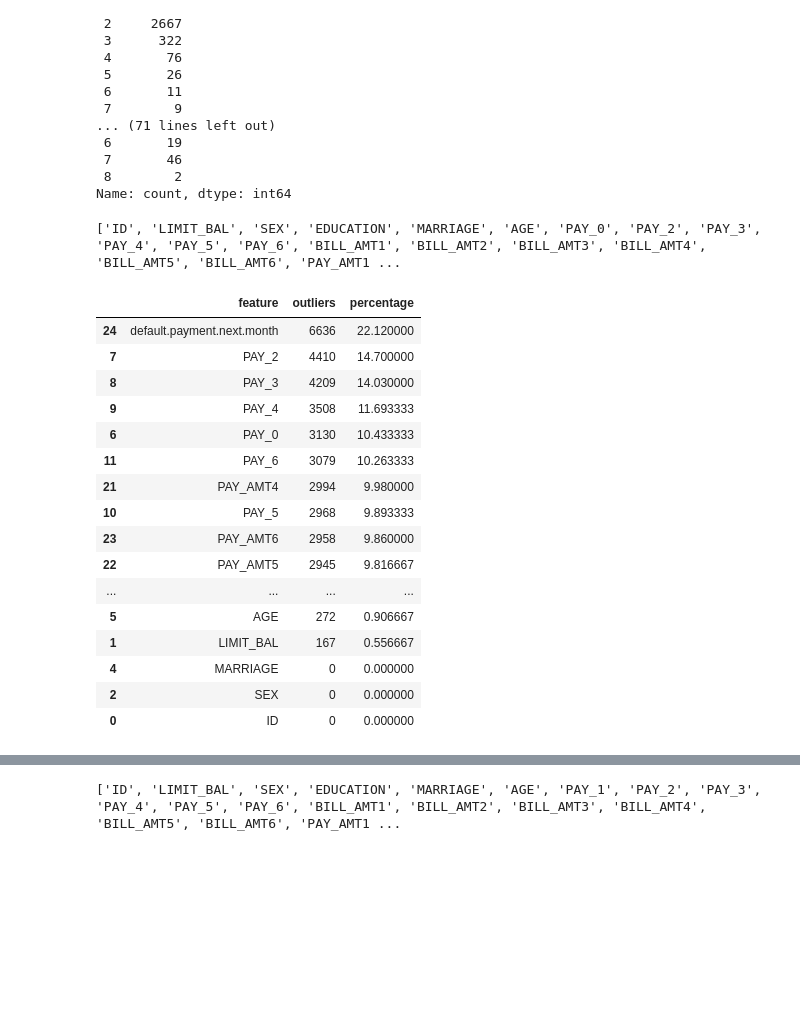
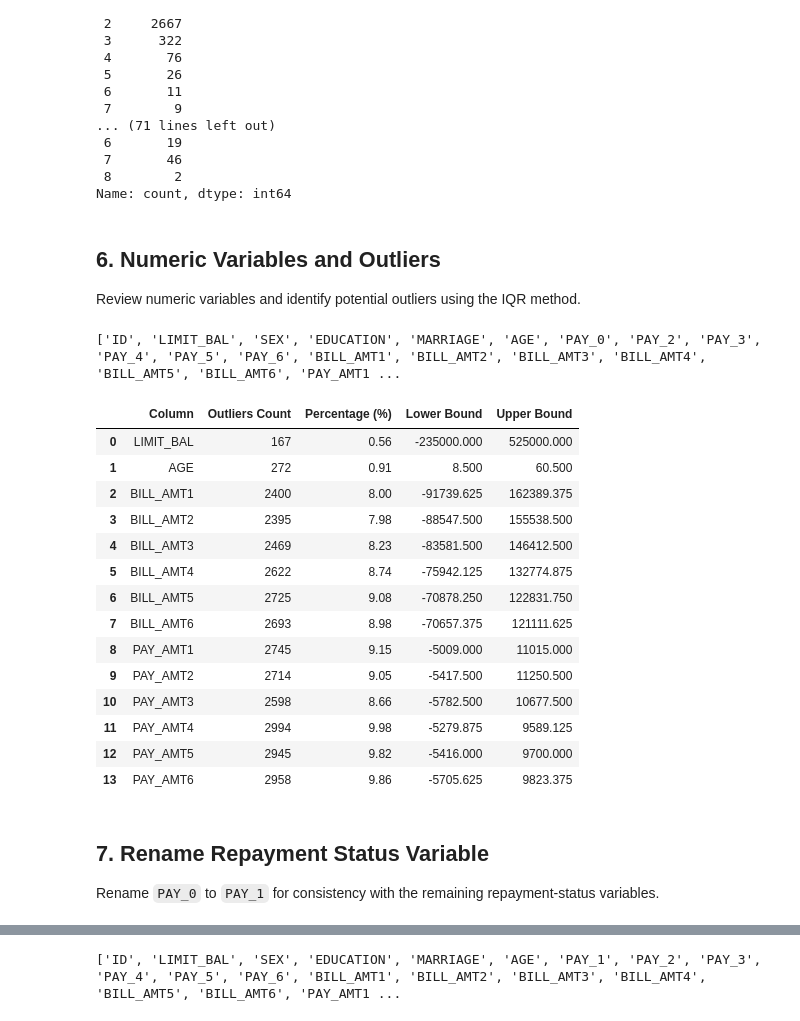
Before and after one commit to htr08/2627I-INT3011E_2-AICreditScoring, a Jupyter notebook: notebooks/01_eda.ipynb, the cells around one changed output, grey strips where cells are left out. Saved outputs shown, nothing was run; the diff lists cells and outputs as text; code cells hidden in the pictures; blank space fills up the shorter version.

```diff
--- a/notebooks/01_eda.ipynb
+++ b/notebooks/01_eda.ipynb
@@ -178,6 +202,10 @@ PAY_0
  7       46
  8        2
 Name: count, dtype: int64
+# %% [markdown]
+## 6. Numeric Variables and Outliers
+
+Review numeric variables and identify potential outliers using the IQR method.
 # %%
 numeric_cols = df.select_dtypes(include=np.number).columns
 
@@ -185,46 +213,53 @@ print(numeric_cols.tolist())
 # %% [output]
 ['ID', 'LIMIT_BAL', 'SEX', 'EDUCATION', 'MARRIAGE', 'AGE', 'PAY_0', 'PAY_2', 'PAY_3', 'PAY_4', 'PAY_5', 'PAY_6', 'BILL_AMT1', 'BILL_AMT2', 'BILL_AMT3', 'BILL_AMT4', 'BILL_AMT5', 'BILL_AMT6', 'PAY_AMT1 ...
 # %%
+continuous_cols = [
+    'LIMIT_BAL', 'AGE',
+    'BILL_AMT1', 'BILL_AMT2', 'BILL_AMT3', 'BILL_AMT4', 'BILL_AMT5', 'BILL_AMT6',
+    'PAY_AMT1', 'PAY_AMT2', 'PAY_AMT3', 'PAY_AMT4', 'PAY_AMT5', 'PAY_AMT6'
+]
+
 outlier_summary = []
 
-for col in numeric_cols:
+for col in continuous_cols:
     Q1 = df[col].quantile(0.25)
     Q3 = df[col].quantile(0.75)
     IQR = Q3 - Q1
+    lower_bound = Q1 - 1.5 * IQR
+    upper_bound = Q3 + 1.5 * IQR
 
-    lower = Q1 - 1.5 * IQR
-    upper = Q3 + 1.5 * IQR
-
-    count = ((df[col] < lower) | (df[col] > upper)).sum()
+    outliers = df[(df[col] < lower_bound) | (df[col] > upper_bound)]
+    count = len(outliers)
+    percentage = (count / len(df)) * 100
 
     outlier_summary.append({
-        "feature": col,
-        "outliers": count,
-        "percentage": count / len(df) * 100
+        'Column': col,
+        'Outliers Count': count,
+        'Percentage (%)': round(percentage, 2),
+        'Lower Bound': lower_bound,
+        'Upper Bound': upper_bound
     })
 
 outlier_df = pd.DataFrame(outlier_summary)
-
-outlier_df.sort_values(
-    "outliers",
-    ascending=False
-)
+display(outlier_df)
 # %% [output]
-|  | feature | outliers | percentage |
-| 24 | default.payment.next.month | 6636 | 22.120000 |
-| 7 | PAY_2 | 4410 | 14.700000 |
-| 8 | PAY_3 | 4209 | 14.030000 |
-| 9 | PAY_4 | 3508 | 11.693333 |
-| 6 | PAY_0 | 3130 | 10.433333 |
-| 11 | PAY_6 | 3079 | 10.263333 |
-| 21 | PAY_AMT4 | 2994 | 9.980000 |
-| 10 | PAY_5 | 2968 | 9.893333 |
-| 23 | PAY_AMT6 | 2958 | 9.860000 |
-| 22 | PAY_AMT5 | 2945 | 9.816667 |
-| ... | ... | ... | ... |
-| 5 | AGE | 272 | 0.906667 |
-| 1 | LIMIT_BAL | 167 | 0.556667 |
-| 4 | MARRIAGE | 0 | 0.000000 |
-| 2 | SEX | 0 | 0.000000 |
-| 0 | ID | 0 | 0.000000 |
+|  | Column | Outliers Count | Percentage (%) | Lower Bound | Upper Bound |
+| 0 | LIMIT_BAL | 167 | 0.56 | -235000.000 | 525000.000 |
+| 1 | AGE | 272 | 0.91 | 8.500 | 60.500 |
+| 2 | BILL_AMT1 | 2400 | 8.00 | -91739.625 | 162389.375 |
+| 3 | BILL_AMT2 | 2395 | 7.98 | -88547.500 | 155538.500 |
+| 4 | BILL_AMT3 | 2469 | 8.23 | -83581.500 | 146412.500 |
+| 5 | BILL_AMT4 | 2622 | 8.74 | -75942.125 | 132774.875 |
+| 6 | BILL_AMT5 | 2725 | 9.08 | -70878.250 | 122831.750 |
+| 7 | BILL_AMT6 | 2693 | 8.98 | -70657.375 | 121111.625 |
+| 8 | PAY_AMT1 | 2745 | 9.15 | -5009.000 | 11015.000 |
+| 9 | PAY_AMT2 | 2714 | 9.05 | -5417.500 | 11250.500 |
+| 10 | PAY_AMT3 | 2598 | 8.66 | -5782.500 | 10677.500 |
+| 11 | PAY_AMT4 | 2994 | 9.98 | -5279.875 | 9589.125 |
+| 12 | PAY_AMT5 | 2945 | 9.82 | -5416.000 | 9700.000 |
+| 13 | PAY_AMT6 | 2958 | 9.86 | -5705.625 | 9823.375 |
+# %% [markdown]
+## 7. Rename Repayment Status Variable
+
+Rename `PAY_0` to `PAY_1` for consistency with the remaining repayment-status variables.
 # %%
```
Also changed, not shown: parts of 32 cells of this notebook, 2 other files.
